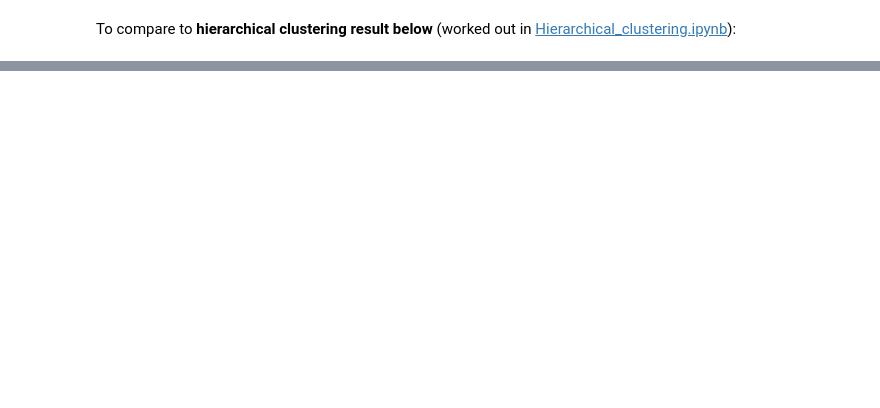
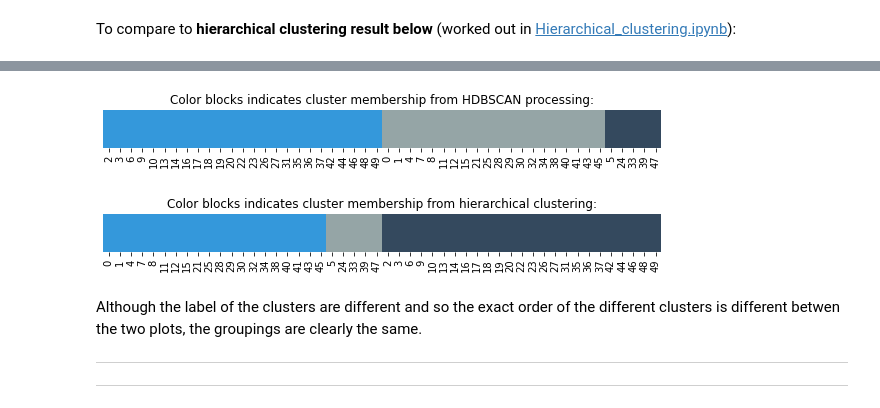
Before and after one commit to fomightez/cluster_analysis-binder, a Jupyter notebook: hdbscan.ipynb, the cells around one changed output, grey strips where cells are left out. Cells and saved outputs as stored; diff of their text form; code cells hidden in the pictures; blank space fills up the shorter version.

```diff
--- a/hdbscan.ipynb
+++ b/hdbscan.ipynb
@@ -308,0 +306,71 @@ Many of the other members are the same in the larger groups as can be seen in th
+# %%
+# Visualize members for each
+import seaborn as sns
+import pandas as pd
+import numpy as np
+import matplotlib.pyplot as plt
+
+# Prepare the data for HDBSCAN
+data4df = labels
+df4view = pd.DataFrame(data4df)  #<--- note DO NOT USE `pd.DataFrame.from_records` here
+df4view = df4view.T
+labels4df = sorted(list(df_clustered.columns))
+df4view.columns = labels4df
+df4viewreoriented = df4view.T
+df4viewreoriented = df4viewreoriented.rename_axis('sample_ids')
+df4viewreoriented.columns = ["cluster_num"]
+df4viewreoriented = df4viewreoriented.sort_values(by = ['cluster_num', 'sample_ids'], ascending = [True, True])
+df4view = df4viewreoriented.T
+
+# Plot after data preparation
+flatui = ["#9b59b6", "#3498db", "#95a5a6", "#e74c3c", "#34495e", "#2ecc71"] # from https://seaborn.pydata.org/tutorial/color_palettes.html
+flatui = [ "#3498db", "#9b59b6", "#95a5a6", "#2ecc71","#34495e"] # based on https://seaborn.pydata.org/tutorial/color_palettes.html
+plt.figure(figsize=(10, 0.7)) #from https://stackoverflow.com/a/55173418/8508004
+g = sns.heatmap(df4view, cmap=flatui,cbar=False) # hiding colorbar based
+# on https://stackoverflow.com/q/50454360/8508004
+
+g.set_yticklabels([""])
+plt.tick_params(
+    axis='y',          # changes apply to the x-axis
+    which='both',      # both major and minor ticks are affected
+    left=False,      # ticks along the left edge are off
+)
+g.set_xlabel("") # when added column name to make the sorting work I had to then turn off;
+# used approach like mentioned above for determining `g.set_yticklabels([""])` above
+
+plt.title("Color blocks indicates cluster membership from HDBSCAN processing:");
+
+# Prepare the data for hierarchichal clustering
+data4df = ind
+df4view = pd.DataFrame(data4df)  #<--- note DO NOT USE `pd.DataFrame.from_records` here
+df4view = df4view.T
+labels4df = sorted(list(df_clustered_hc.columns))
+df4view.columns = labels4df
+df4viewreoriented = df4view.T
+df4viewreoriented = df4viewreoriented.rename_axis('sample_ids')
+df4viewreoriented.columns = ["cluster_num"]
+df4viewreoriented = df4viewreoriented.sort_values(by = ['cluster_num', 'sample_ids'], ascending = [True, True])
+df4view = df4viewreoriented.T
+
+# Plot after data preparation
+plt.figure(figsize=(10, 0.7)) #from https://stackoverflow.com/a/55173418/8508004
+g = sns.heatmap(df4view, cmap=flatui,cbar=False) # hiding colorbar based
+# on https://stackoverflow.com/q/50454360/8508004
+
+g.set_yticklabels([""])
+plt.tick_params(
+    axis='y',          # changes apply to the x-axis
+    which='both',      # both major and minor ticks are affected
+    left=False,      # ticks along the left edge are off
+)
+g.set_xlabel("")
+plt.title("Color blocks indicates cluster membership from hierarchical clustering:");
+# %% [output]
+[figure, added]
+[figure, added]
+# %% [markdown]
+Although the label of the clusters are different and so the exact order of the different clusters is different betwen the two plots, the groupings are clearly the same.
+
+----
+
+----
```
Also changed, not shown: parts of 5 cells of this notebook, 1 other file.
